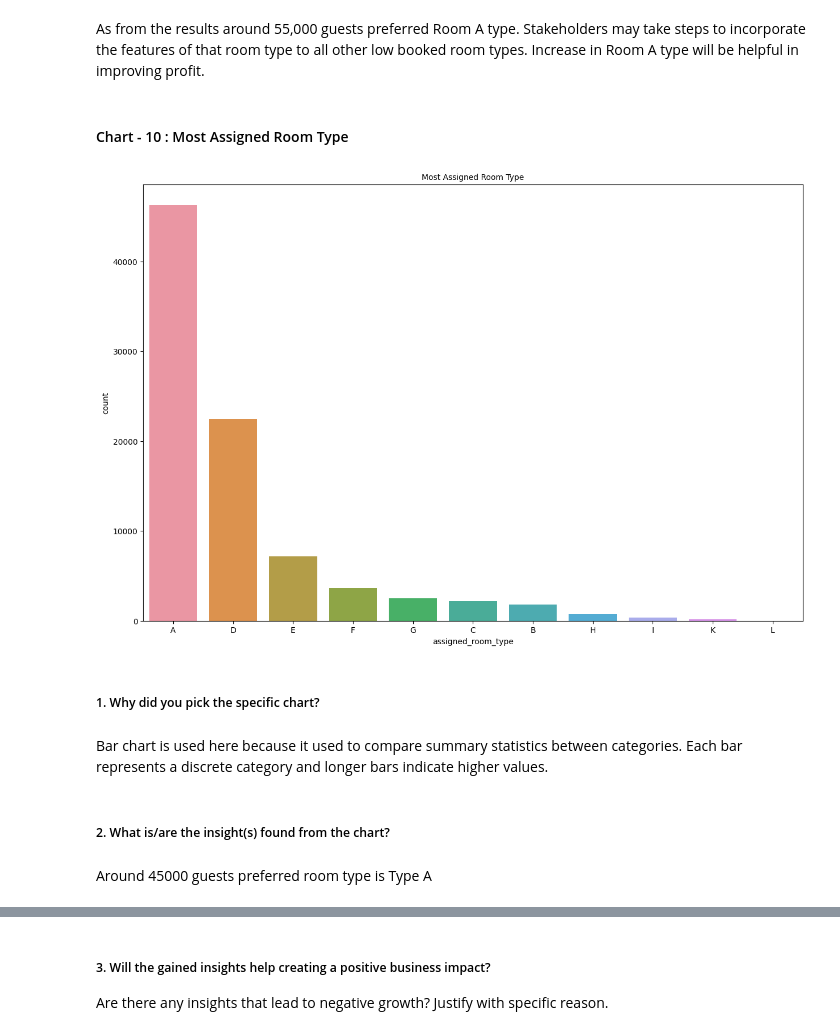
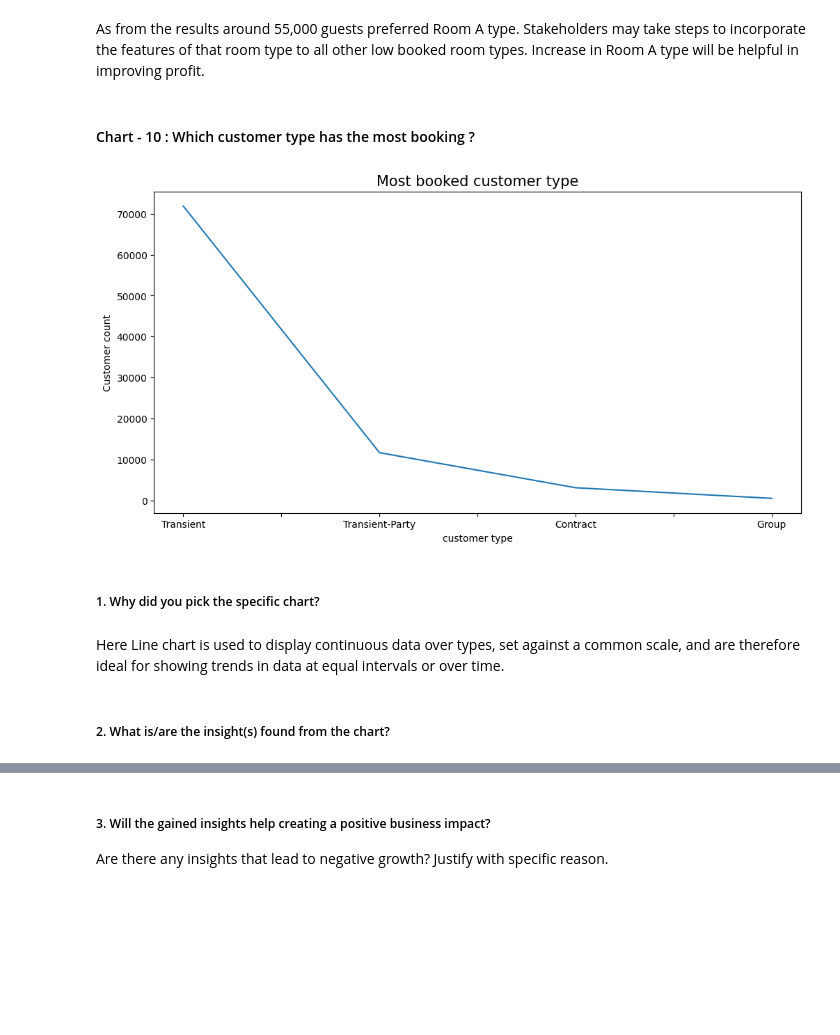
Before and after one commit to Rooban-Jeyasundar/EDA-Project, a Jupyter notebook: EDA_Submission_of_Hotel_Booking_Analysis.ipynb, the cells around one changed output, grey strips where cells are left out. Drawn from its saved outputs; the diff is of its cells as text; code cells hidden in the pictures; blank space fills up the shorter version.

```diff
--- a/EDA_Submission_of_Hotel_Booking_Analysis.ipynb
+++ b/EDA_Submission_of_Hotel_Booking_Analysis.ipynb
@@ -776,25 +776,24 @@ From the result of this chart, we came to know that Room A is the most preferred
 Are there any insights that lead to negative growth? Justify with specific reason.
 # %% [markdown]
 As from the results around 55,000 guests preferred Room A type. Stakeholders may take steps to incorporate the features of that room type to all other low booked room types. Increase in Room A type will be helpful in improving profit.
-# %% [markdown]
-#### Chart - 10 : Most Assigned Room Type
+# %% [markdown]
+#### Chart - 10 : Which customer type has the most booking ?
 # %%
 # Chart - 10 visualization code
 
 #Plotting the graph and its figure size
-plt.figure(figsize=(15,10))
-sns.countplot(x=hba_df1['assigned_room_type'],order=hba_df1['assigned_room_type'].value_counts().index)
+hba_df1['customer_type'].value_counts().plot(figsize=(12,6))
 
 #setting the title and visualizing the chart
-plt.title('Most Assigned Room Type',fontsize=10)
+plt.title('Most booked customer type',fontsize=15)
+plt.xlabel('customer type',fontsize=10)
+plt.ylabel('Customer count',fontsize=10)
 plt.show()
 # %% [output]
-[figure, old version]
+[figure, new version]
 # %% [markdown]
 ##### 1. Why did you pick the specific chart?
-# %% [markdown]
-Bar chart is used here because it used to compare summary statistics between categories. Each bar represents a discrete category and longer bars indicate higher values.
+# %% [markdown]
+Here Line chart is used to display continuous data over types, set against a common scale, and are therefore ideal for showing trends in data at equal intervals or over time.
 # %% [markdown]
 ##### 2. What is/are the insight(s) found from the chart?
-# %% [markdown]
-Around 45000 guests preferred room type is Type A
```
Also changed, not shown: parts of 51 cells of this notebook.
